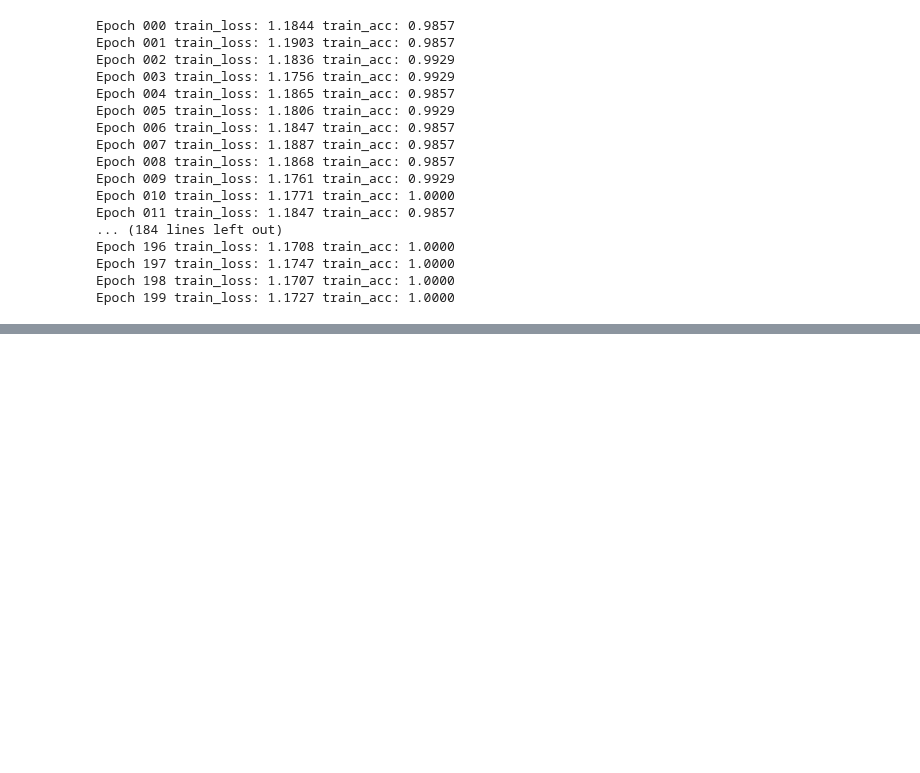
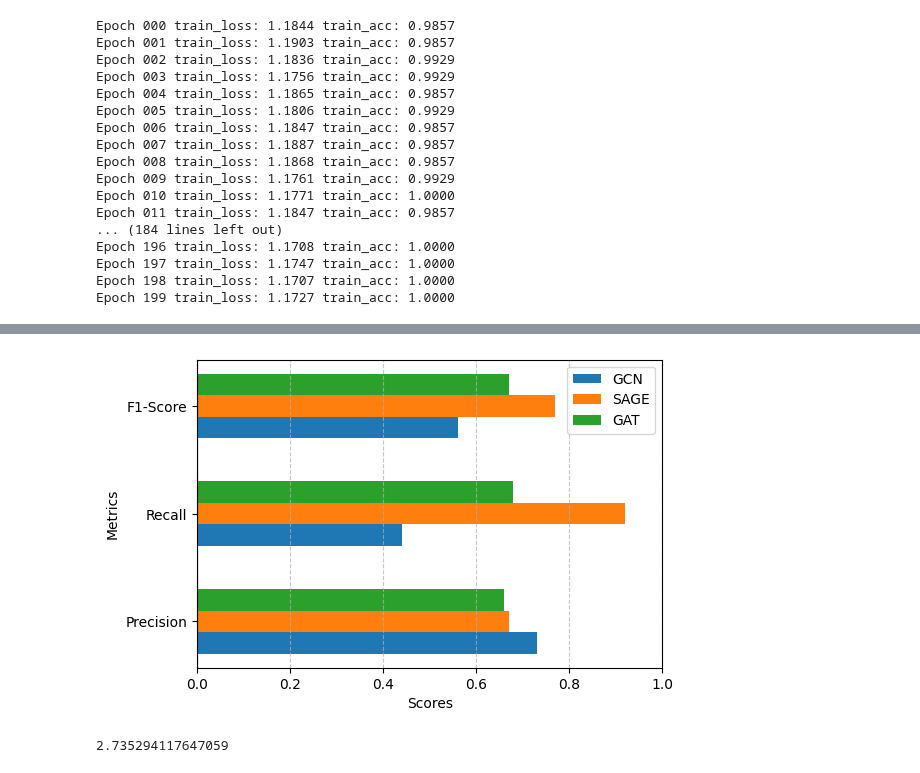
Before and after one commit to PosPse/BPMN, a Jupyter notebook: LLMEnG/test.ipynb, the cells around one changed output, grey strips where cells are left out. Cells and saved outputs as stored; diff of their text form; code cells hidden in the pictures; blank space fills up the shorter version.

```diff
--- a/LLMEnG/test.ipynb
+++ b/LLMEnG/test.ipynb
@@ -107,0 +184,50 @@ Epoch 199 train_loss: 1.1727 train_acc: 1.0000
+# %%
+import numpy as np
+import matplotlib.pyplot as plt
+
+# 数据
+methods = ['GCN', 'SAGE', 'GAT']
+metrics = ['Precision', 'Recall', 'F1-Score']
+values = {
+    'GCN': [0.73, 0.44, 0.56],
+    'SAGE': [0.67, 0.92, 0.77],
+    'GAT': [0.66, 0.68, 0.67]
+}
+
+# 设置柱形图位置
+bar_width = 0.2
+y = np.arange(len(metrics))
+
+# 创建横向柱形图
+fig, ax = plt.subplots(figsize=(6, 4))
+
+# 绘制每个方法的横向柱形
+for i, method in enumerate(methods):
+    ax.barh(y + i * bar_width, values[method], bar_width, label=method)
+
+# 添加标签和标题
+ax.set_ylabel('Metrics')
+ax.set_xlabel('Scores')
+ax.set_yticks(y + bar_width)
+ax.set_yticklabels(metrics)
+ax.legend()
+
+# 显示图形
+plt.xlim(0, 1)  # 设定X轴范围
+plt.axvline(0, color='black', linewidth=0.8)  # 添加基线
+plt.grid(axis='x', linestyle='--', alpha=0.7)
+plt.show()
+# %% [output]
+[figure, added]
+# %%
+import json
+dataset_list = None
+with open('/home/user/baitianrui/bpmn/LLMEnG/my-data/datasets5.json', 'r') as f:
+    dataset_list = json.load(f)
+sum_conditions = 0
+for dataset in dataset_list:
+    data_2_mask_single_signal_llm = dataset['data_2_mask_single_signal_llm']
+    sum_conditions += data_2_mask_single_signal_llm.count('[condition]')
+print(sum_conditions/68)
+# %% [output]
+2.735294117647059
```
Also changed, not shown: parts of 3 cells of this notebook, 13 other files.
